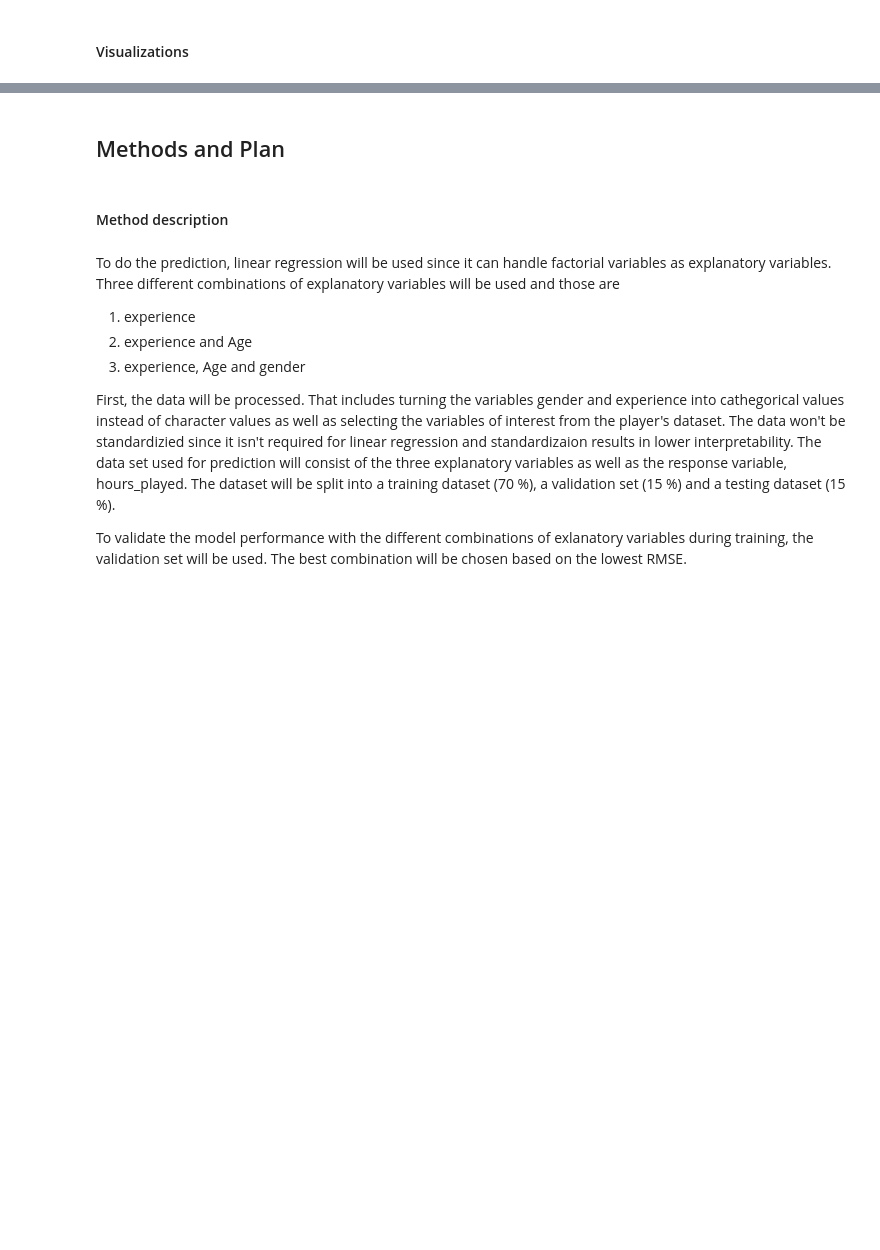
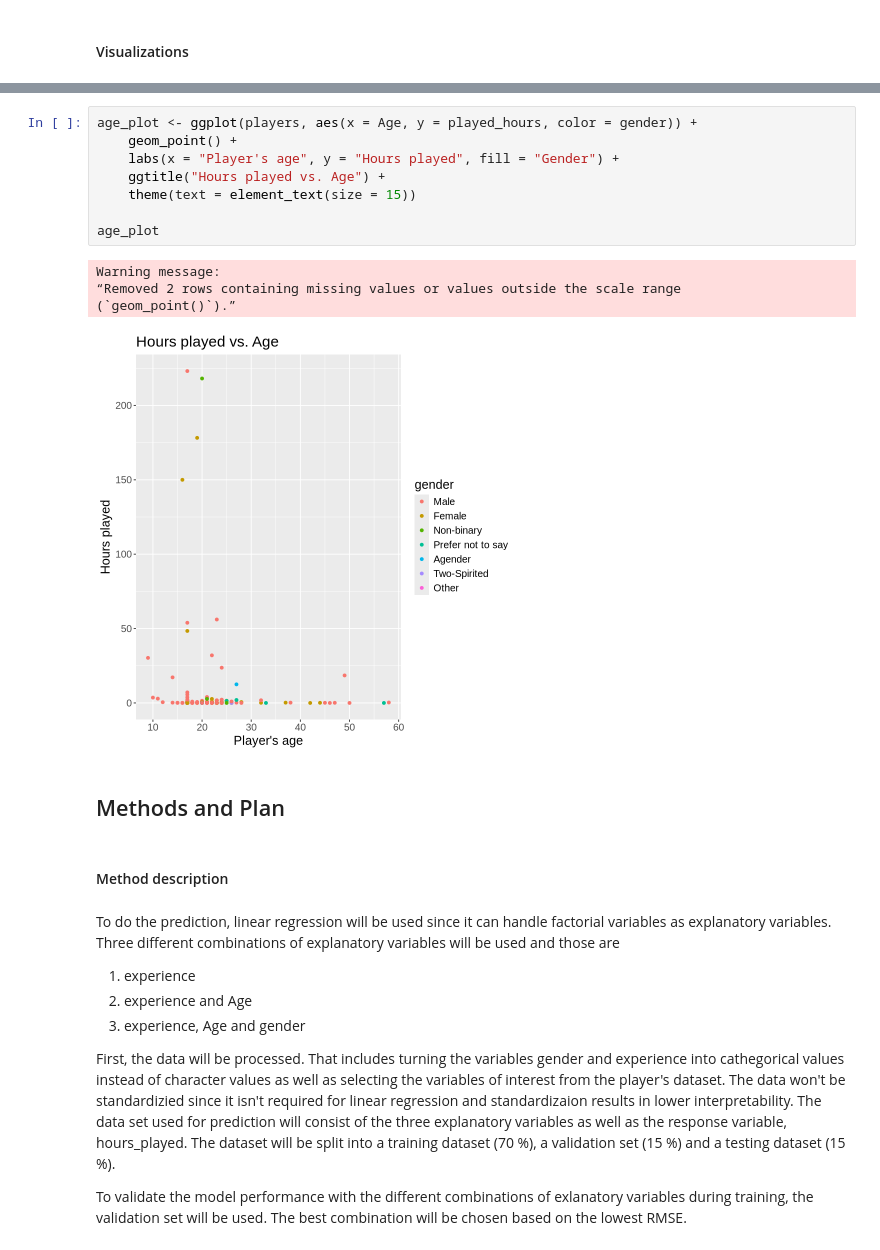
Before and after one commit to emiliaosterlund/dsci-100-project, a Jupyter notebook: Individual_planning.ipynb, the cells around one changed output, grey strips where cells are left out. Cells and saved outputs as stored; diff of their text form; blank space fills up the shorter version.

```diff
--- a/Individual_planning.ipynb
+++ b/Individual_planning.ipynb
@@ -177,3 +227,16 @@ To do so, I will use the data use the data from the variables experience, gender
+# %%
+age_plot <- ggplot(players, aes(x = Age, y = played_hours, color = gender)) +
+    geom_point() +
+    labs(x = "Player's age", y = "Hours played", fill = "Gender") +
+    ggtitle("Hours played vs. Age") +
+    theme(text = element_text(size = 15))
+
+age_plot
+# %% [output]
+Warning message:
+“Removed 2 rows containing missing values or values outside the scale range
+(`geom_point()`).”
+[figure, added]
 # %% [markdown]
 ## Methods and Plan
 # %% [markdown]
```
Also changed, not shown: parts of 4 cells of this notebook.
